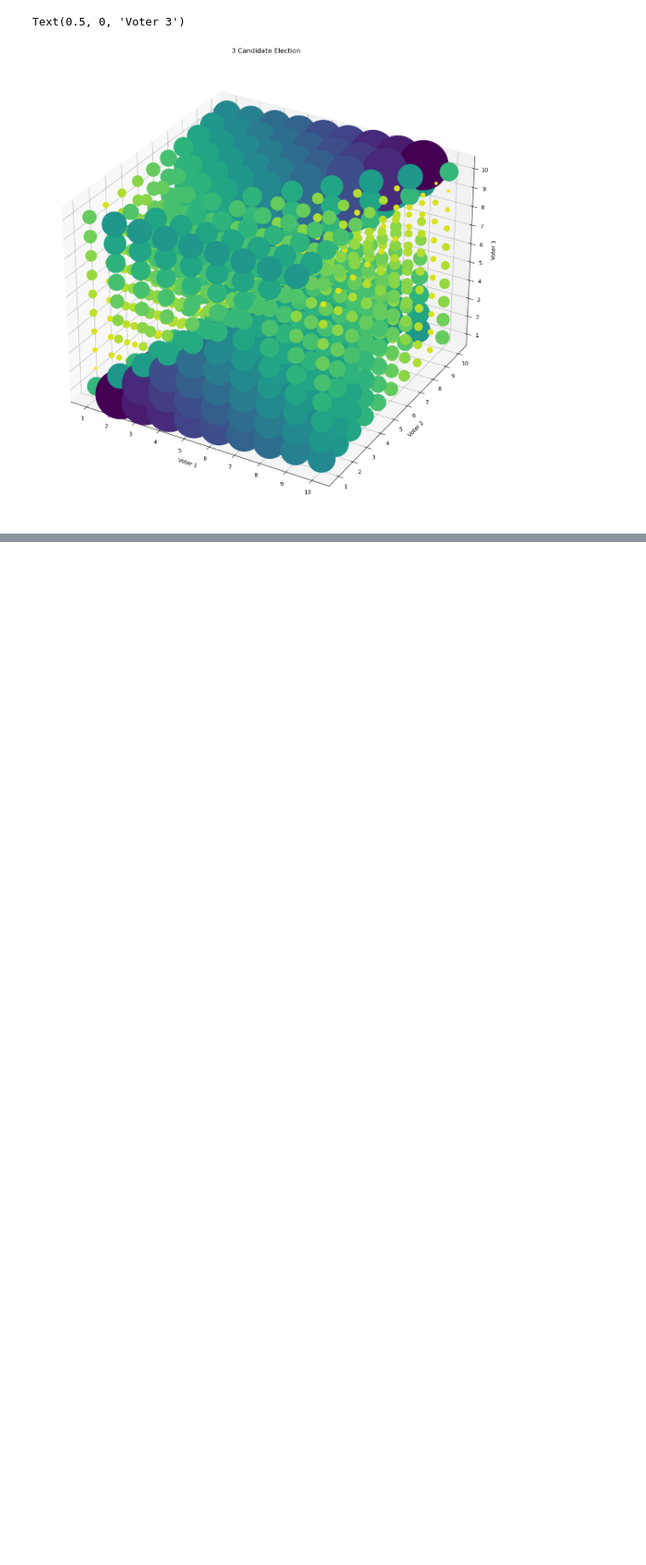
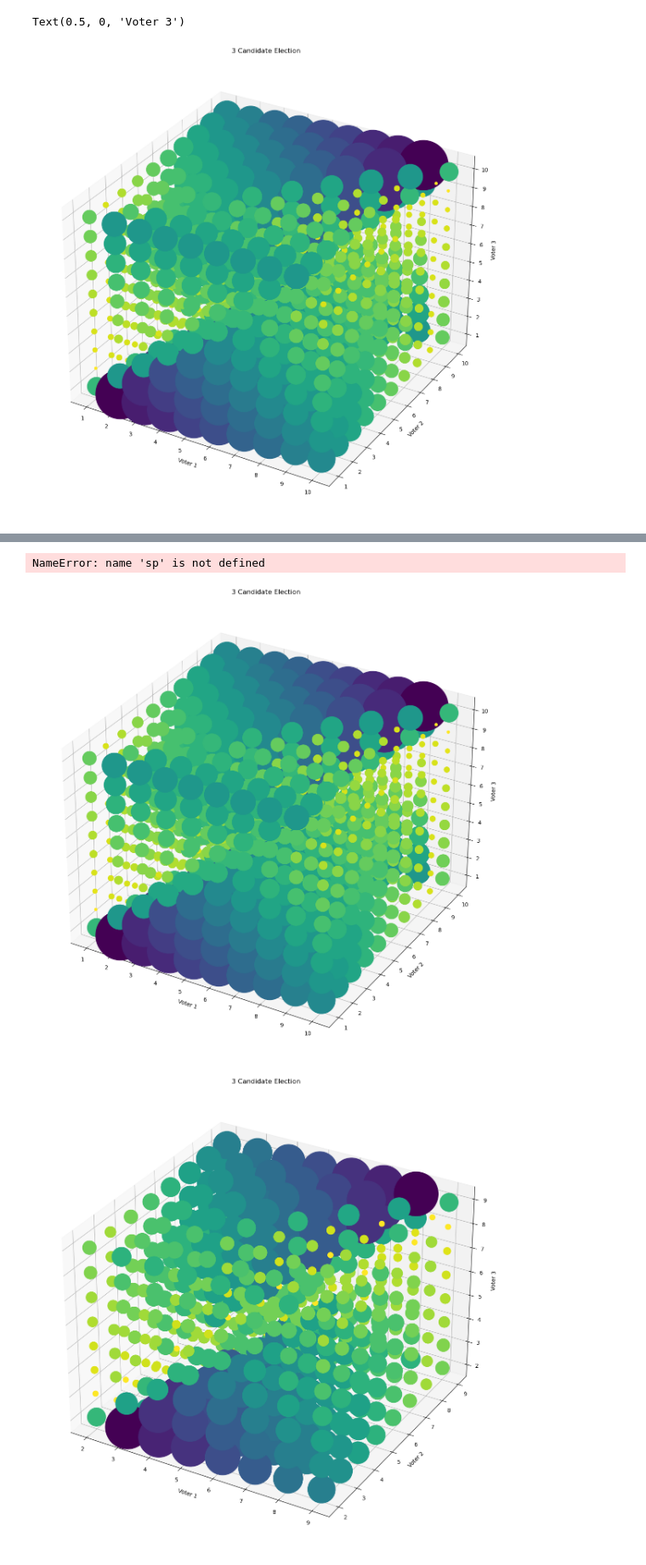
Before and after one commit to arnavailable/competitive-analytics, a Jupyter notebook: Assignment 1/Assignment 1.ipynb, the cells around one changed output, grey strips where cells are left out. Shown at 85% size. Drawn from its saved outputs; the diff is of its cells as text; code cells hidden in the pictures; blank space fills up the shorter version.

```diff
--- a/Assignment 1/Assignment 1.ipynb
+++ b/Assignment 1/Assignment 1.ipynb
@@ -45,0 +86,28 @@ Text(0.5, 0, 'Voter 3')
+# %%
+sp
+# %% [output]
+NameError: name 'sp' is not defined
+# %%
+for g in range(1, 6):
+    # Generate the data
+    vol = np.zeros((N+2-2*g, N+2-2*g, N+2-2*g))
+    for i in range(g, N+2-g):
+        for j in range(g, N+2-g):
+            for k in range(g, N+2-g):
+                vol[i-g, j-g, k-g] = f(i, j, k)
+
+    # Plot the 3-D data
+    fig = plt.figure(figsize=(15,15))
+    ax = fig.add_subplot(projection="3d")
+    sp = np.array([*product(range(g, N+2-g), range(g, N+2-g), range(g, N+2-g))]) # all possible triplets of numbers from 0 to N-1 # generate random data
+    ax.scatter(sp[:, 0], sp[:, 1], sp[:, 2], c=(100-vol)/100, s=vol**2, alpha=1) # plot the points
+    ax.set_title('3 Candidate Election')
+    ax.set_xticks(range(g, N+2-g))
+    ax.set_yticks(range(g, N+2-g))
+    ax.set_zticks(range(g, N+2-g))
+    ax.set_xlabel('Voter 1', labelpad=5)
+    ax.set_ylabel('Voter 2', labelpad=5)
+    ax.set_zlabel('Voter 3', labelpad=5)
+# %% [output]
+[figure, added]
+[figure, added]
```
Also changed, not shown: parts of 6 cells of this notebook, 1 other file.
